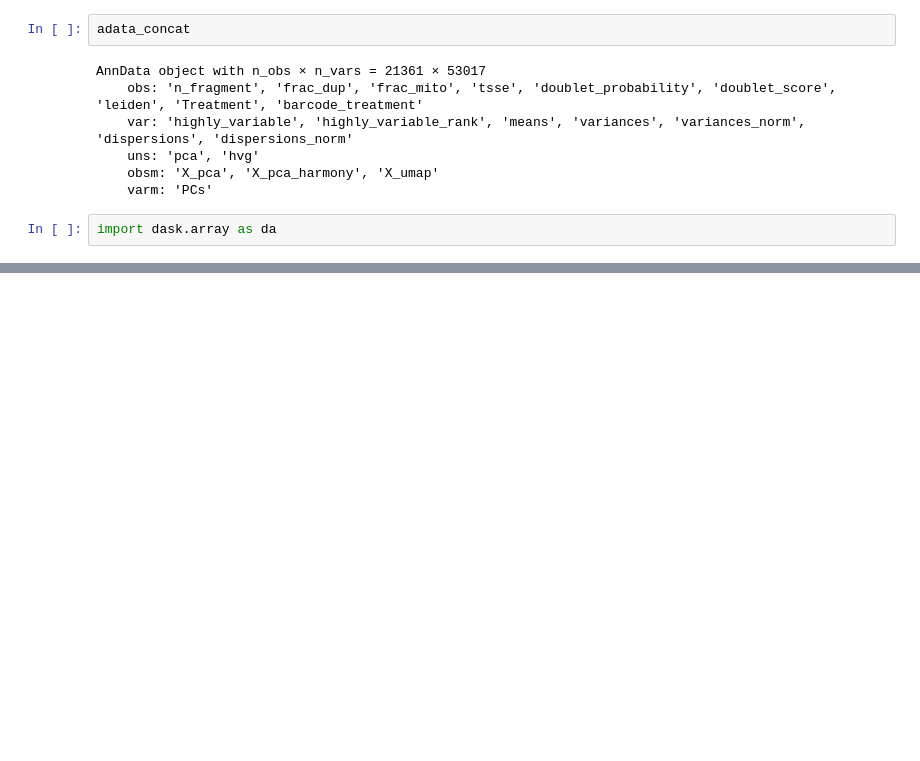
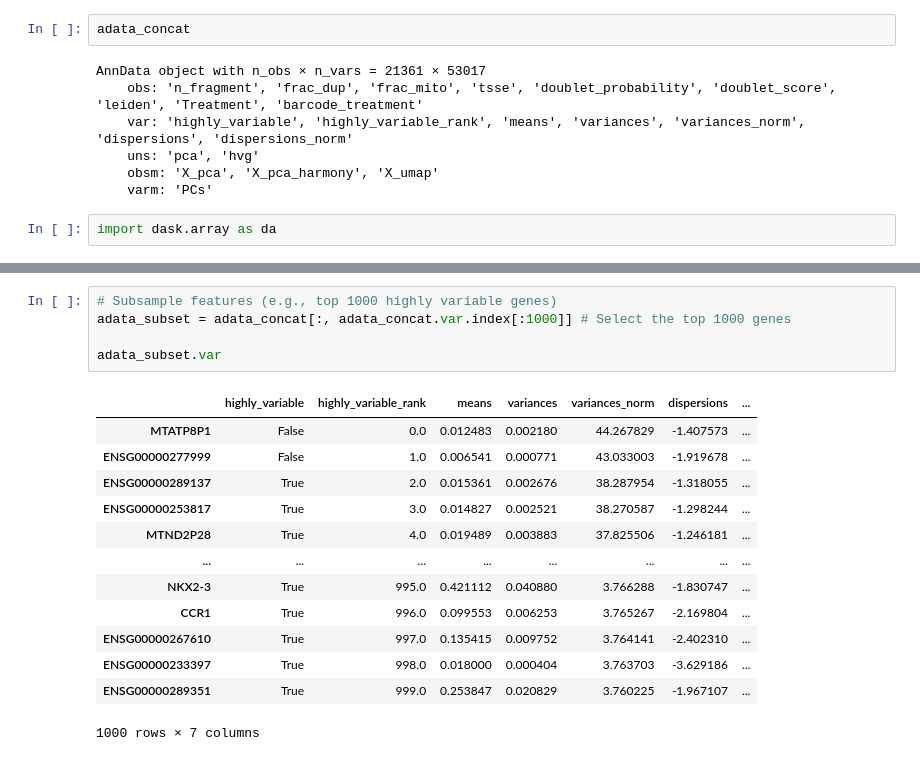
Before and after one commit to Droslj/scATAC-seq-complete-, a Jupyter notebook: scATAC_seq_(2)_DA_diffxpy.ipynb, the cells around one changed output, grey strips where cells are left out. Cells and saved outputs as stored; diff of their text form; blank space fills up the shorter version.

```diff
--- a/scATAC_seq_(2)_DA_diffxpy.ipynb
+++ b/scATAC_seq_(2)_DA_diffxpy.ipynb
@@ -271 +290,20 @@ import dask.array as da
+# %%
+# Subsample features (e.g., top 1000 highly variable genes)
+adata_subset = adata_concat[:, adata_concat.var.index[:1000]] # Select the top 1000 genes
+
+adata_subset.var
+# %% [output]
+|  | highly_variable | highly_variable_rank | means | variances | variances_norm | dispersions | ... |
+| MTATP8P1 | False | 0.0 | 0.012483 | 0.002180 | 44.267829 | -1.407573 | ... |
+| ENSG00000277999 | False | 1.0 | 0.006541 | 0.000771 | 43.033003 | -1.919678 | ... |
+| ENSG00000289137 | True | 2.0 | 0.015361 | 0.002676 | 38.287954 | -1.318055 | ... |
+| ENSG00000253817 | True | 3.0 | 0.014827 | 0.002521 | 38.270587 | -1.298244 | ... |
+| MTND2P28 | True | 4.0 | 0.019489 | 0.003883 | 37.825506 | -1.246181 | ... |
+| ... | ... | ... | ... | ... | ... | ... | ... |
+| NKX2-3 | True | 995.0 | 0.421112 | 0.040880 | 3.766288 | -1.830747 | ... |
+| CCR1 | True | 996.0 | 0.099553 | 0.006253 | 3.765267 | -2.169804 | ... |
+| ENSG00000267610 | True | 997.0 | 0.135415 | 0.009752 | 3.764141 | -2.402310 | ... |
+| ENSG00000233397 | True | 998.0 | 0.018000 | 0.000404 | 3.763703 | -3.629186 | ... |
+| ENSG00000289351 | True | 999.0 | 0.253847 | 0.020829 | 3.760225 | -1.967107 | ... |
+1000 rows × 7 columns
 # %%
```
Also changed, not shown: parts of 2 cells of this notebook.
